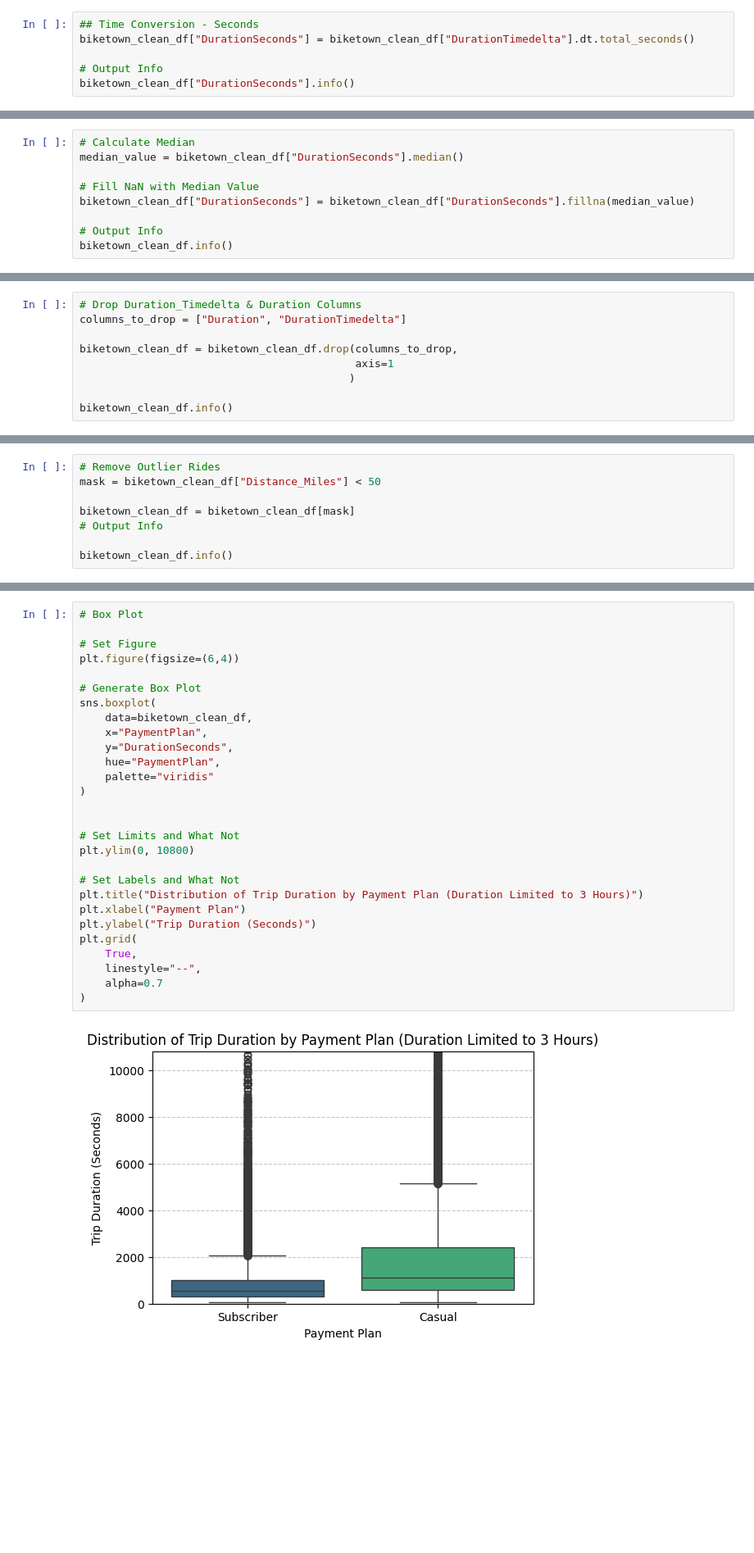
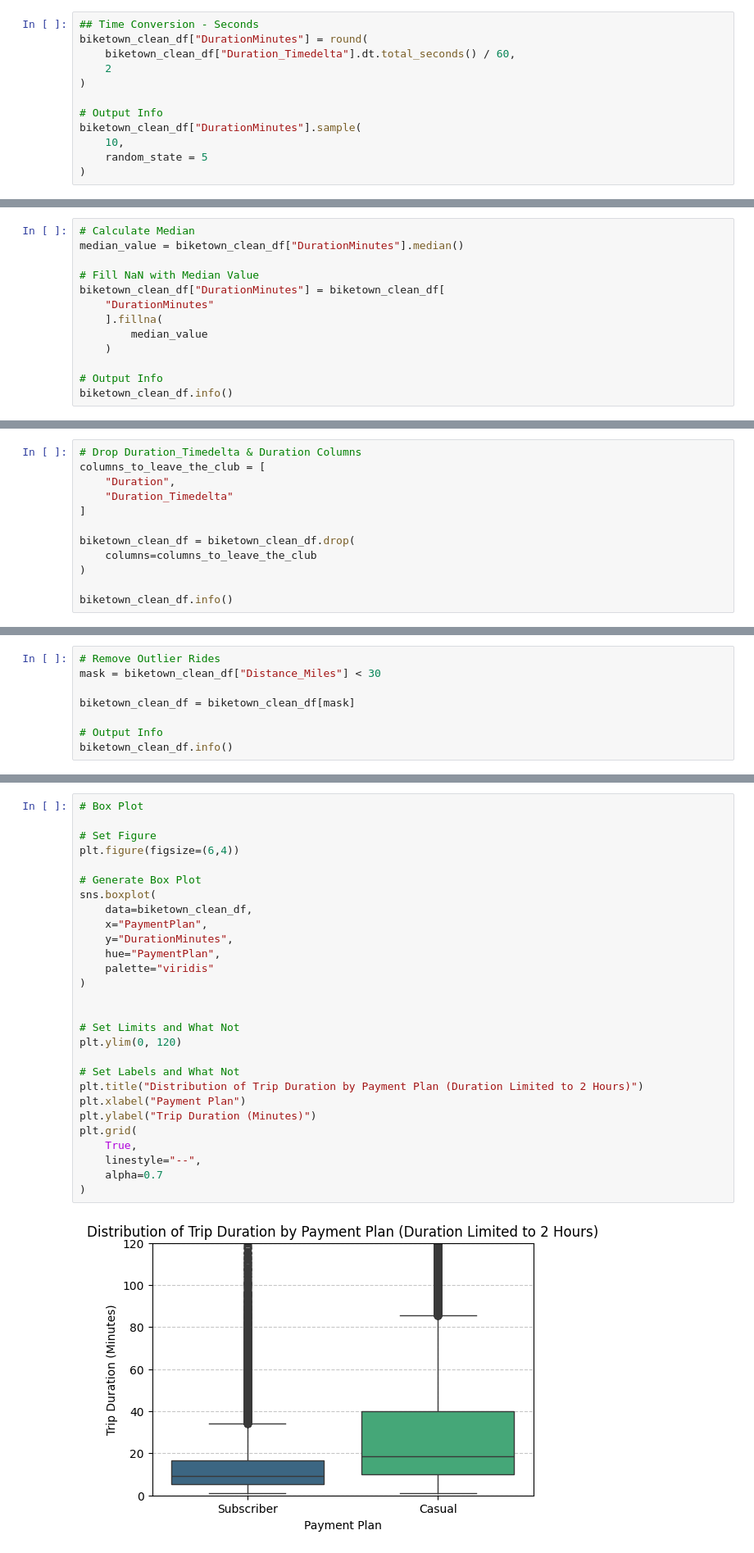
Before and after one commit to michaeltothewilson/data-with-python, a Jupyter notebook: notebooks-completed/06_data_visualizations_biketown_complete.ipynb, the cells around one changed output, grey strips where cells are left out. Shown at 82% size. Cells and saved outputs as stored; diff of their text form; blank space fills up the shorter version.

```diff
--- a/notebooks-completed/06_data_visualizations_biketown_complete.ipynb
+++ b/notebooks-completed/06_data_visualizations_biketown_complete.ipynb
@@ -182,8 +192,14 @@ memory usage: 11.0+ MB
 * This can be achieved using `.dt.total_seconds()` on the `timedelta` object.
 # %%
 ## Time Conversion - Seconds
-biketown_clean_df["DurationSeconds"] = biketown_clean_df["DurationTimedelta"].dt.total_seconds()
+biketown_clean_df["DurationMinutes"] = round(
+    biketown_clean_df["Duration_Timedelta"].dt.total_seconds() / 60,
+    2
+)
 
 # Output Info
-biketown_clean_df["DurationSeconds"].info()
+biketown_clean_df["DurationMinutes"].sample(
+    10,
+    random_state = 5
+)
 # %% [output]
@@ -203,9 +222,13 @@ memory usage: 620.4 KB
 # %%
 # Calculate Median
-median_value = biketown_clean_df["DurationSeconds"].median()
+median_value = biketown_clean_df["DurationMinutes"].median()
 
 # Fill NaN with Median Value
-biketown_clean_df["DurationSeconds"] = biketown_clean_df["DurationSeconds"].fillna(median_value)
+biketown_clean_df["DurationMinutes"] = biketown_clean_df[
+    "DurationMinutes"
+    ].fillna(
+        median_value
+    )
 
 # Output Info
 biketown_clean_df.info()
@@ -233,11 +256,14 @@ memory usage: 11.6+ MB
 * Drop the `Duration` and `Duration_Timedelta` columns
 # %%
 # Drop Duration_Timedelta & Duration Columns
-columns_to_drop = ["Duration", "DurationTimedelta"]
+columns_to_leave_the_club = [
+    "Duration",
+    "Duration_Timedelta"
+]
 
-biketown_clean_df = biketown_clean_df.drop(columns_to_drop,
-                                           axis=1
-                                          )
+biketown_clean_df = biketown_clean_df.drop(
+    columns=columns_to_leave_the_club
+)
 
 biketown_clean_df.info()
 # %% [output]
@@ -306,11 +338,11 @@ memory usage: 10.4+ MB
 * Use a mask to remove rides longer than 30 miles...
 # %%
 # Remove Outlier Rides
-mask = biketown_clean_df["Distance_Miles"] < 50
+mask = biketown_clean_df["Distance_Miles"] < 30
 
 biketown_clean_df = biketown_clean_df[mask]
+
 # Output Info
-
 biketown_clean_df.info()
 # %% [output]
 <class 'pandas.core.frame.DataFrame'>
@@ -643,33 +673,33 @@ sns.boxplot(data=data],
 # %%
 # Box Plot
 
 # Set Figure
 plt.figure(figsize=(6,4))
 
 # Generate Box Plot
 sns.boxplot(
     data=biketown_clean_df,
     x="PaymentPlan",
-    y="DurationSeconds",
+    y="DurationMinutes",
     hue="PaymentPlan",
     palette="viridis"
 )
 
 
 # Set Limits and What Not
-plt.ylim(0, 10800)
+plt.ylim(0, 120)
 
 # Set Labels and What Not
-plt.title("Distribution of Trip Duration by Payment Plan (Duration Limited to 3 Hours)")
+plt.title("Distribution of Trip Duration by Payment Plan (Duration Limited to 2 Hours)")
 plt.xlabel("Payment Plan")
-plt.ylabel("Trip Duration (Seconds)")
+plt.ylabel("Trip Duration (Minutes)")
 plt.grid(
     True,
     linestyle="--",
     alpha=0.7
 )
 # %% [output]
-[figure, old version]
+[figure, new version]
 # %% [markdown]
 ### Box Plot - Insights
 
```
Also changed, not shown: parts of 20 cells of this notebook, 3 other files.
